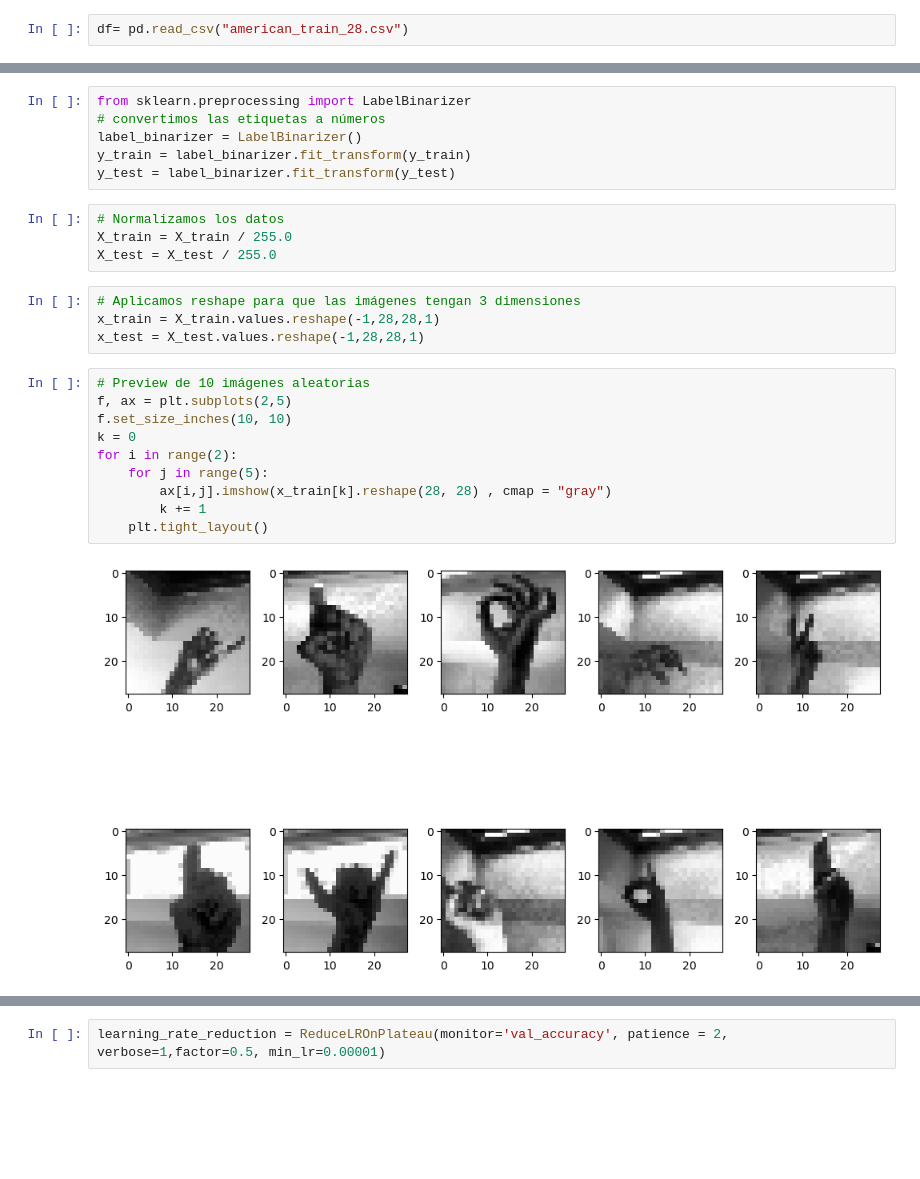
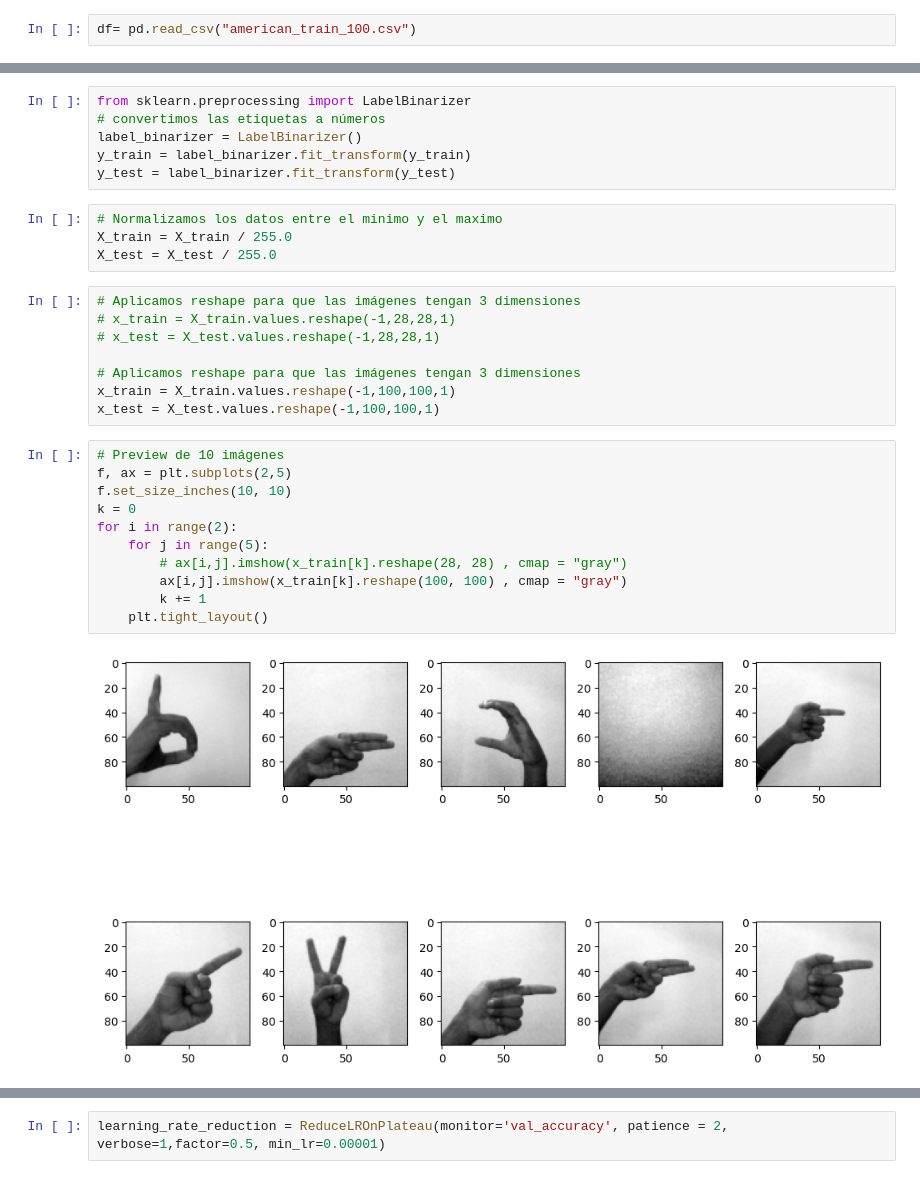
Before and after one commit to TheAlanMC/American-Sign-Language-Detection-Using-Flutter, a Jupyter notebook: backend/train.ipynb, the cells around one changed output, grey strips where cells are left out. Cells and saved outputs as stored; diff of their text form; blank space fills up the shorter version.

Commit message:
trained neuronal network is working

```diff
--- a/backend/train.ipynb
+++ b/backend/train.ipynb
@@ -15,7 +15,7 @@ from sklearn.metrics import classification_report,confusion_matrix
 from keras.callbacks import ReduceLROnPlateau
 %matplotlib inline
 # %%
-df= pd.read_csv("american_train_28.csv")
+df= pd.read_csv("american_train_100.csv")
 # %%
 df.head()
 # %% [output]
@@ -48,25 +48,30 @@ label_binarizer = LabelBinarizer()
 y_train = label_binarizer.fit_transform(y_train)
 y_test = label_binarizer.fit_transform(y_test)
 # %%
-# Normalizamos los datos
+# Normalizamos los datos entre el minimo y el maximo
 X_train = X_train / 255.0
 X_test = X_test / 255.0
 # %%
 # Aplicamos reshape para que las imágenes tengan 3 dimensiones
-x_train = X_train.values.reshape(-1,28,28,1)
-x_test = X_test.values.reshape(-1,28,28,1)
+# x_train = X_train.values.reshape(-1,28,28,1)
+# x_test = X_test.values.reshape(-1,28,28,1)
+
+# Aplicamos reshape para que las imágenes tengan 3 dimensiones
+x_train = X_train.values.reshape(-1,100,100,1)
+x_test = X_test.values.reshape(-1,100,100,1)
 # %%
-# Preview de 10 imágenes aleatorias
+# Preview de 10 imágenes
 f, ax = plt.subplots(2,5)
 f.set_size_inches(10, 10)
 k = 0
 for i in range(2):
     for j in range(5):
-        ax[i,j].imshow(x_train[k].reshape(28, 28) , cmap = "gray")
+        # ax[i,j].imshow(x_train[k].reshape(28, 28) , cmap = "gray")
+        ax[i,j].imshow(x_train[k].reshape(100, 100) , cmap = "gray")
         k += 1
     plt.tight_layout()
 # %% [output]
-[figure, old version]
+[figure, new version]
 # %%
 # Preparamos el modelo
 datagen = ImageDataGenerator(
```
Also changed, not shown: parts of 10 cells of this notebook, 6 other files.
